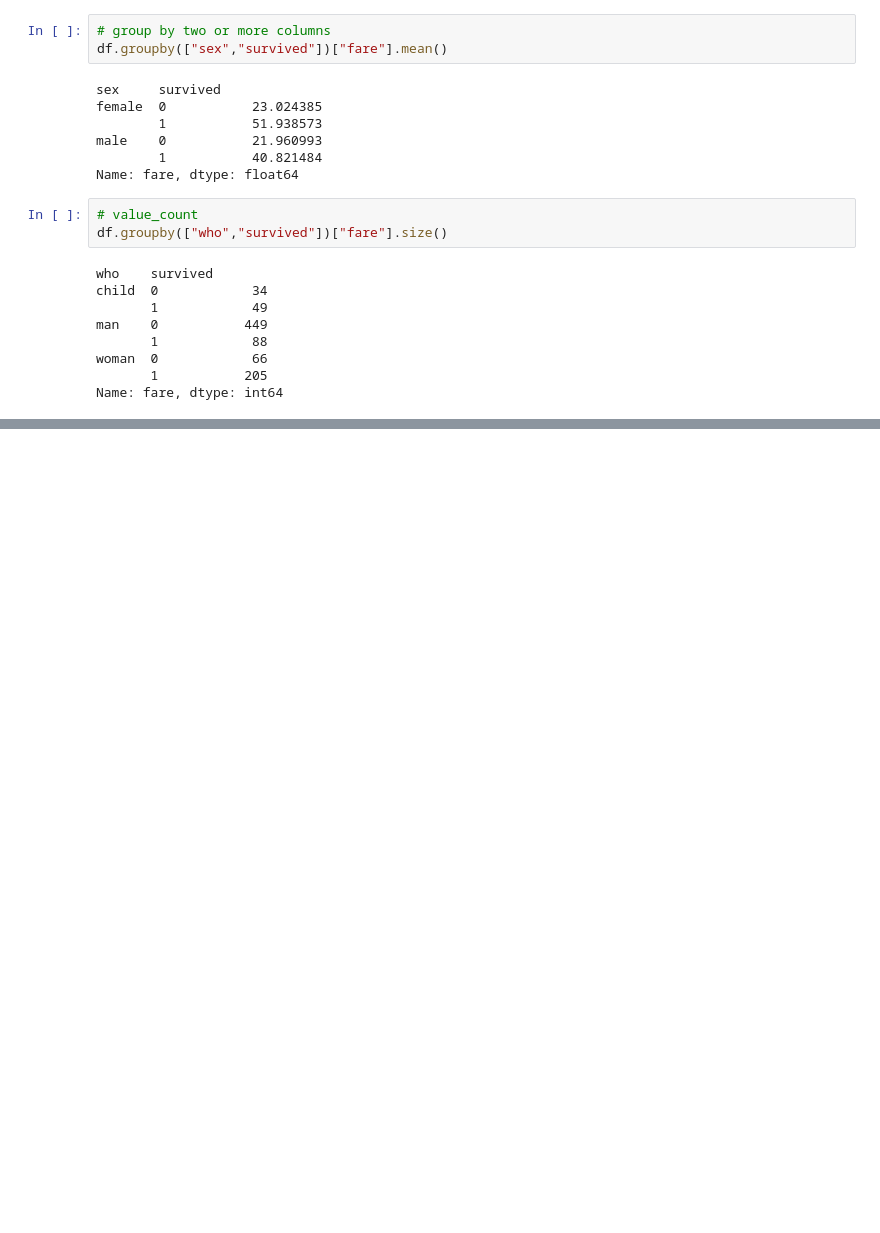
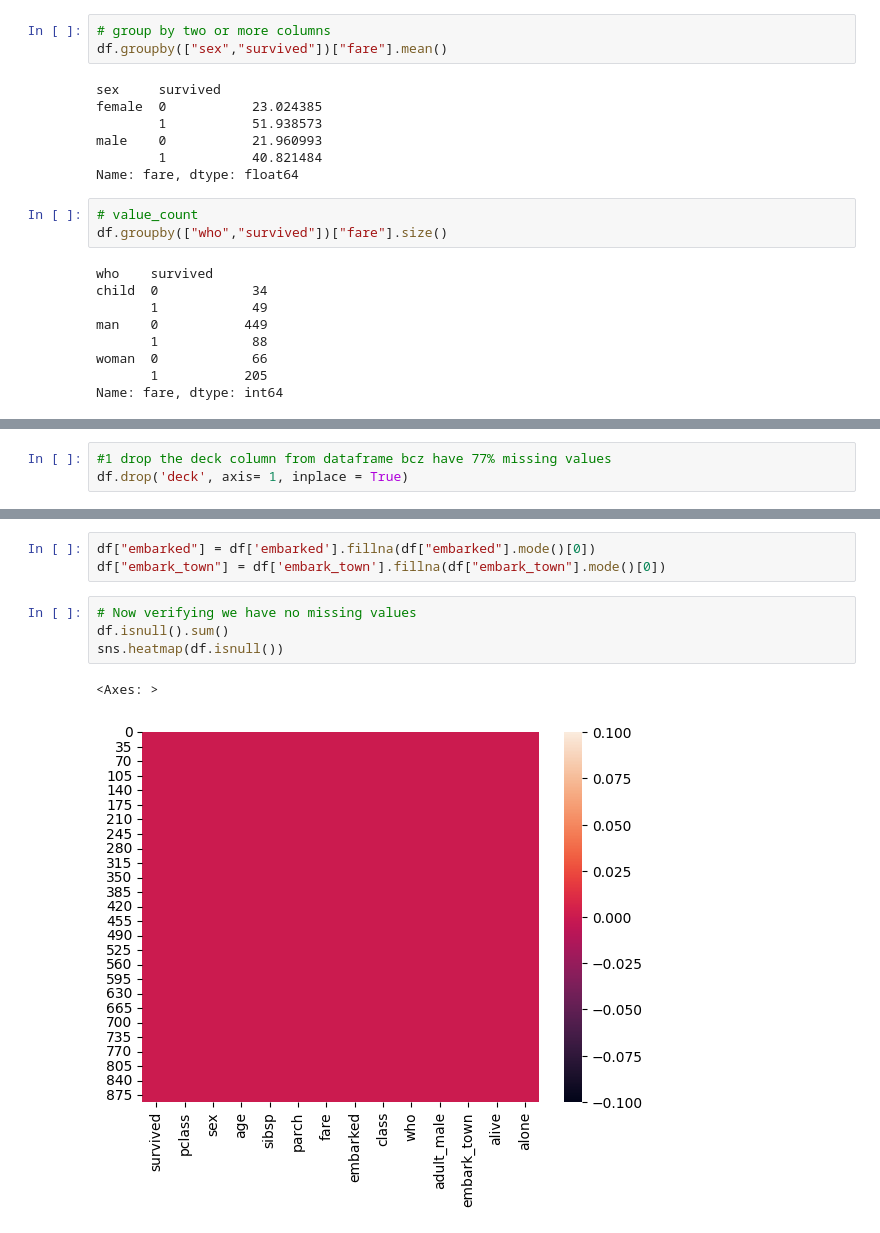
Before and after one commit to saqib52/DataScience_52-ML-DL, a Jupyter notebook: pandas/01_pandas.ipynb, the cells around one changed output, grey strips where cells are left out. Drawn from its saved outputs; the diff is of its cells as text; blank space fills up the shorter version.

```diff
--- a/pandas/01_pandas.ipynb
+++ b/pandas/01_pandas.ipynb
@@ -370,0 +390,3 @@ Name: fare, dtype: int64
+# %%
+#1 drop the deck column from dataframe bcz have 77% missing values
+df.drop('deck', axis= 1, inplace = True)
@@ -370,0 +426,10 @@ Name: fare, dtype: int64
+# %%
+df["embarked"] = df['embarked'].fillna(df["embarked"].mode()[0])
+df["embark_town"] = df['embark_town'].fillna(df["embark_town"].mode()[0])
+# %%
+# Now verifying we have no missing values
+df.isnull().sum()
+sns.heatmap(df.isnull())
+# %% [output]
+<Axes: >
+[figure, added]
```
Also changed, not shown: parts of 14 cells of this notebook, 1 other file.
